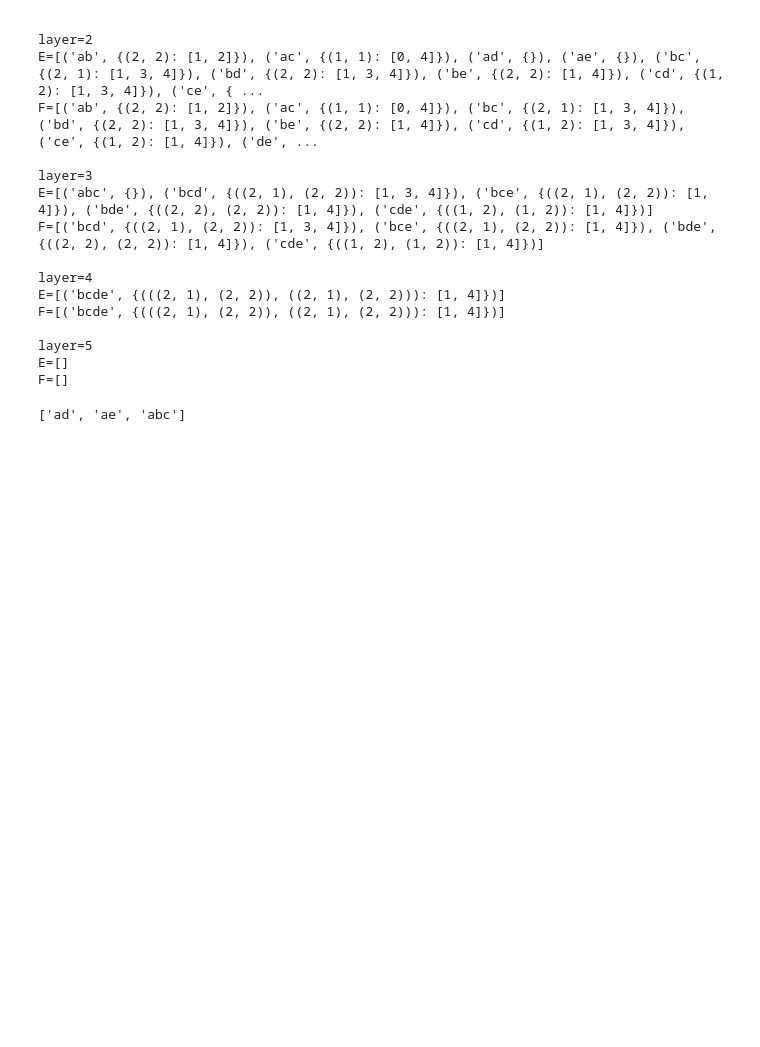
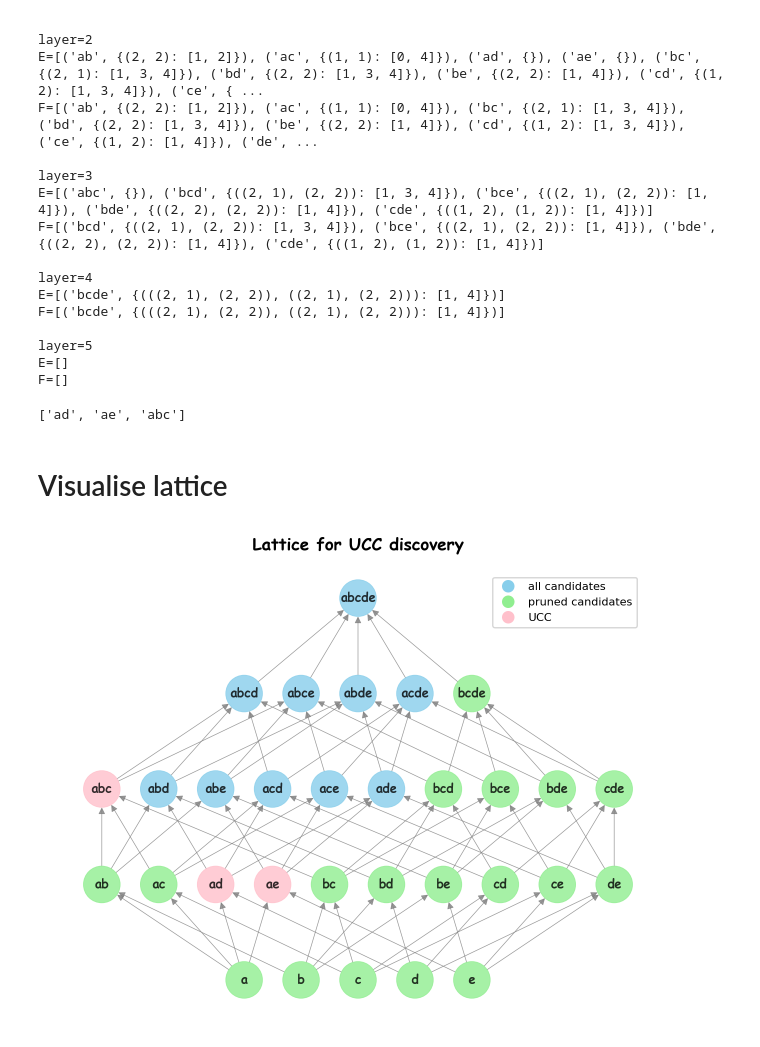
Before and after one commit to artmerinov/unibz_data_profiling, a Jupyter notebook: apriori_ucc/ucc.ipynb, the cells around one changed output. Cells and saved outputs as stored; diff of their text form; code cells hidden in the pictures; blank space fills up the shorter version.

Commit message:
visualise lattice

```diff
--- a/apriori_ucc/ucc.ipynb
+++ b/apriori_ucc/ucc.ipynb
@@ -225,5 +235,5 @@ def apriori_ucc(df):
 # %%
-ucc = apriori_ucc(df)
+lattice_data, ucc = apriori_ucc(df)
 ucc
 # %% [output]
 layer=1
@@ -246,3 +256,72 @@ layer=5
 E=[]
 F=[]
 ['ad', 'ae', 'abc']
+# %% [markdown]
+# Visualise lattice
+# %%
+G = nx.DiGraph()
+
+pos = {}
+level_spacing = 2.0  # vertical spacing between levels
+node_spacing = 1.0   # horizontal spacing between nodes within a level
+
+for level, data in lattice_data.items():
+    nodes = data['all']
+    num_nodes = len(nodes)
+    level_pos = {node: ((i - num_nodes / 2) * node_spacing, (level - 1) * level_spacing) for i, node in enumerate(nodes)}
+    pos.update(level_pos)
+    G.add_nodes_from(nodes)
+
+    if level > 1:
+        # connect nodes to nodes in the previous level
+        prev_nodes = lattice_data[level - 1]['all']
+        for node in nodes:
+            for prev_node in prev_nodes:
+                if set(node).issuperset(prev_node):
+                    G.add_edge(prev_node, node)
+
+node_colors = ['lightgreen' if node in lattice_data[level]['F'] else 'pink' if node in lattice_data[level]['ucc'] else 'skyblue'
+               for level in lattice_data for node in lattice_data[level]['all']]
+
+fig, ax = plt.subplots(figsize=(8, 6))
+
+nx.draw(
+    G=G,
+    pos=pos,
+    with_labels=True,
+    font_weight='bold',
+    font_family='Comic Sans MS',
+    node_size=700,
+    node_color=node_colors,
+    edgecolors=node_colors, # color of node boarder
+    linewidths=0.5, # thickness of node boarder
+    alpha=0.8, # transparency
+    font_size=9,
+    arrowsize=10,
+    width=0.5, # edge width
+    edge_color='grey', # edge color
+)
+
+legend_labels = {
+    'all candidates': 'skyblue',
+    'pruned candidates': 'lightgreen',
+    'UCC': 'pink',
+}
+legend_handles = [plt.Line2D([0], [0], marker='o', color='w', label=f'{label}', markerfacecolor=color, markersize=10)
+                  for label, color in legend_labels.items()]
+
+plt.legend(
+    handles=legend_handles,
+    loc='lower right',
+    bbox_to_anchor=(0.95, 0.85),
+    borderaxespad=0.0,
+    fontsize=8,
+)
+plt.title(
+    label='Lattice for UCC discovery',
+    fontweight='bold',
+    fontfamily='Comic Sans MS'
+)
+plt.show()
+# %% [output]
+[figure, added]
```
Also changed, not shown: parts of 3 cells of this notebook.
